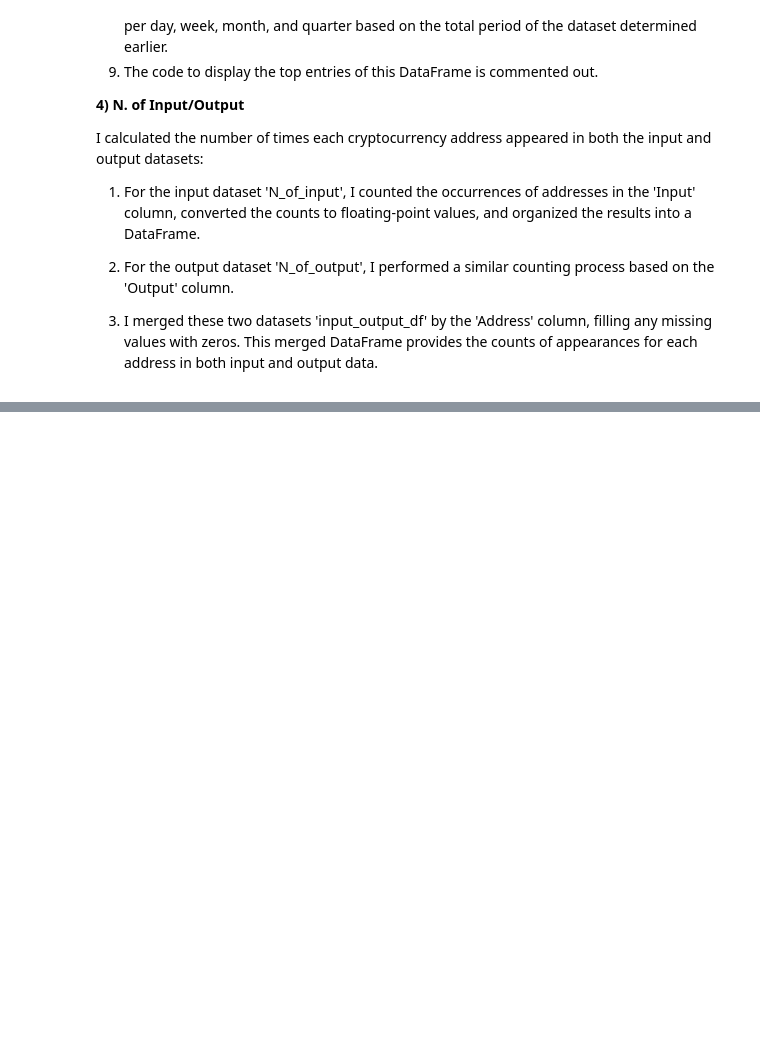
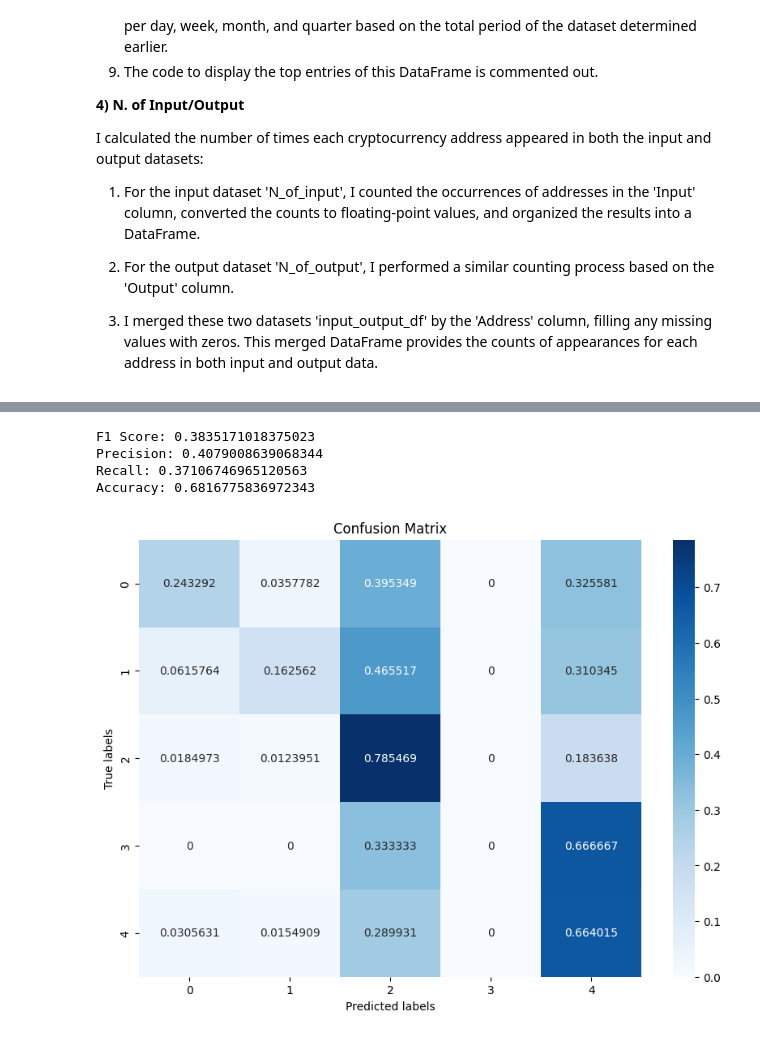
Before and after one commit to fabrizi0rigodanz0/Airbnb_ML_Project, a Jupyter notebook: Bitcoin_Transactions_Analysis.ipynb, the cells around one changed output, grey strips where cells are left out. Saved outputs shown, nothing was run; the diff lists cells and outputs as text; code cells hidden in the pictures; blank space fills up the shorter version.

```diff
--- a/Bitcoin_Transactions_Analysis.ipynb
+++ b/Bitcoin_Transactions_Analysis.ipynb
@@ -940,0 +1176,4 @@ I calculated the number of times each cryptocurrency address appeared in both th
+# %%
+#merge the addressDF with the labels dataframe
+addressDF = addressDF.merge(df_labels, on='Address', how='inner')
+addressDF.drop(columns= ['Address',],  inplace= True)
@@ -940,0 +1217,58 @@ I calculated the number of times each cryptocurrency address appeared in both th
+# %%
+addressDF = addressDF[['Average_Transaction_Value','Average_Transaction_Value_Per_Day', 'Balance_out', 'Balance_in', 'N_of_Inputs_x','type']]
+# %%
+from sklearn.metrics import confusion_matrix
+from sklearn.model_selection import train_test_split
+from sklearn.preprocessing import StandardScaler
+from sklearn.neighbors import KNeighborsClassifier
+from sklearn.metrics import classification_report, accuracy_score
+
+y_encoded = addressDF['type']
+x = addressDF.drop(['type'], axis = 1)
+
+x_train, x_test, y_train, y_test = train_test_split(x, y_encoded, test_size=0.2, random_state=42)
+
+scaler = StandardScaler()
+x_train = scaler.fit_transform(x_train)
+x_test = scaler.transform(x_test)
+
+knn = KNeighborsClassifier(n_neighbors=5)
+
+knn.fit(x_train, y_train)
+
+y_pred = knn.predict(x_test)
+# %%
+from sklearn.metrics import confusion_matrix, f1_score, precision_score, recall_score, accuracy_score
+
+# Assuming y_test and y_pred are already defined
+conf_matrix = confusion_matrix(y_test, y_pred)
+
+# For multiclass, you might want to use 'macro' or 'weighted'
+print("F1 Score:", f1_score(y_test, y_pred, average='macro'))
+print("Precision:", precision_score(y_test, y_pred, average='macro'))
+print("Recall:", recall_score(y_test, y_pred, average='macro'))
+print("Accuracy:", accuracy_score(y_test, y_pred))
+# %% [output]
+F1 Score: 0.3835171018375023
+Precision: 0.4079008639068344
+Recall: 0.37106746965120563
+Accuracy: 0.6816775836972343
+# %%
+import seaborn as sns
+
+cm = confusion_matrix(y_test, y_pred)
+cmn = cm.astype('float') / cm.sum(axis=1)[:, np.newaxis]
+
+unique_labels = list(set(y_test) | set(y_pred))
+
+# Plotting using seaborn for a more aesthetic view
+plt.figure(figsize=(10, 7))
+sns.heatmap(cmn, annot=True, fmt='g', cmap='Blues')
+
+
+plt.xlabel('Predicted labels')
+plt.ylabel('True labels')
+plt.title('Confusion Matrix')
+plt.show()
+# %% [output]
+[figure, added]
```
Also changed, not shown: parts of 13 cells of this notebook.
